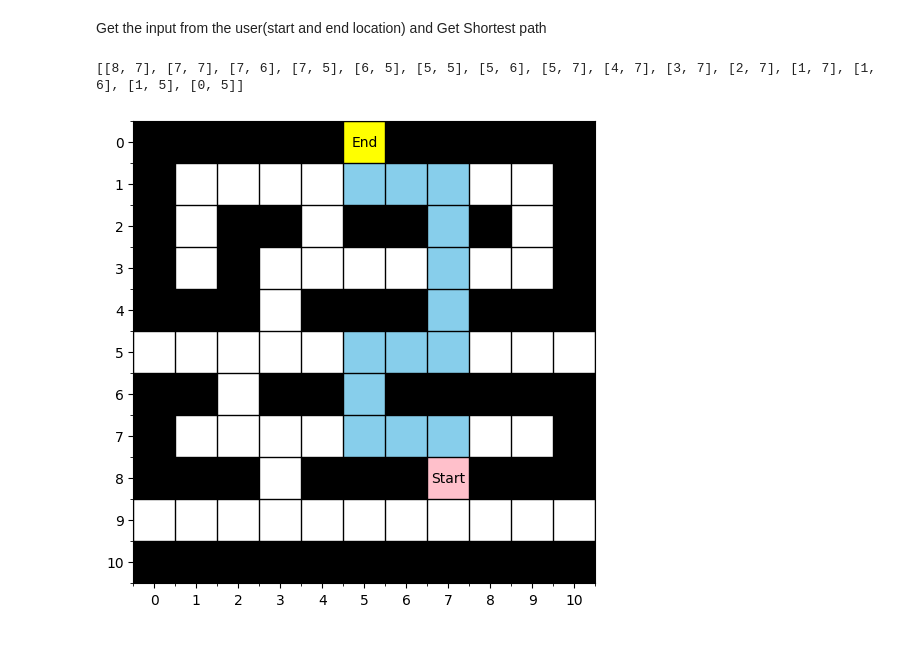
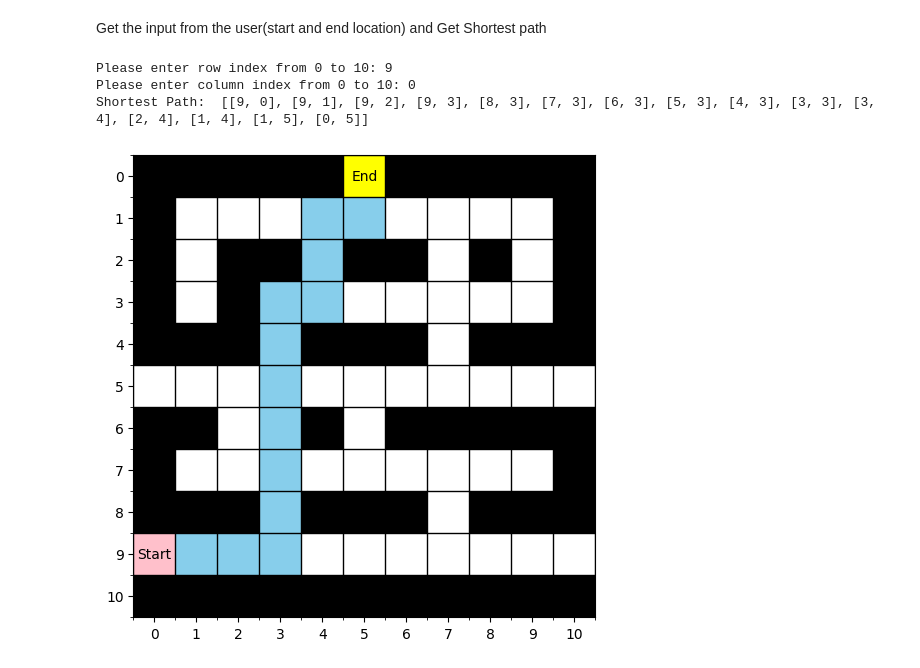
Before and after one commit to vrutikas21/Warehouse-Robot, a Jupyter notebook: Warehouse_Robot_Shortest_Path.ipynb, the cells around one changed output. Drawn from its saved outputs; the diff is of its cells as text; code cells hidden in the pictures.

```diff
--- a/Warehouse_Robot_Shortest_Path.ipynb
+++ b/Warehouse_Robot_Shortest_Path.ipynb
@@ -95,7 +93,6 @@ By minimising its penalties, this motivates the AI to choose the quickest path t
 
 rewards = np.full((environment_rows, environment_columns), -100.)
 rewards[0, 5] = 100. #reward for the packaging area (Final Destination) = 100
-
 # assign rewards to aisle location to 1 where robot can travel or move from rows 1 to 9 (white square)
 aisles = {} #store locations in a dictionary
 aisles[1] = [i for i in range(1, 10)]
@@ -104,7 +101,7 @@ aisles[3] = [i for i in range(3, 10)]
 aisles[3].append(1)
 aisles[4] = [3, 7]
 aisles[5] = [i for i in range(11)]
-aisles[6] = [2, 5]
+aisles[6] = [2,3, 5]
 aisles[7] = [i for i in range(1, 10)]
 aisles[8] = [3, 7]
 aisles[9] = [i for i in range(11)]
@@ -217,10 +225,3 @@ def get_random_startpoint():
     current_row_index = np.random.randint(environment_rows)
     current_column_index = np.random.randint(environment_columns)
   return current_row_index, current_column_index
-# %%
-# Define an epsilon-greedy algorithm that will choose next action to be taken
-def get_next_action(current_row_index, current_column_index, epsilon):
-    if np.random.random() < epsilon:
-        return np.argmax(q_values[current_row_index, current_column_index])
-    else:
-        return np.random.randint(4)
@@ -345,6 +342,9 @@ def display_shortest_path(pathlist):
         ax.add_patch(rect)
       elif(i == len(pathlist)-1):
         lable = "End"
+        rect_location = (path[1]-0.5 , path[0]-0.5)  # (row, column)
+        rect = patches.Rectangle(rect_location, 1, 1, linewidth=1, facecolor='yellow')
+        ax.add_patch(rect)
       ax.text(path[1],path[0],lable, ha='center', va='center', color="black")
       if(lable == ""):
         # Specify the location where you want to change the background color
@@ -359,27 +359,24 @@ def display_shortest_path(pathlist):
 Get the input from the user(start and end location) and Get Shortest path
 # %%
 from IPython.display import clear_output
-print("Please Enter Start Location in warehouse")
-# print("Please quit to stop")
-# while(1):
+print("Please Enter Start Location in warehouse for white box")
 enter_row_index=input("\nPlease enter row index from 0 to 10:")
-# if enter_row_index.lower()  in ['quit']:
-#     break
 enter_column_index = input("Please enter column index from 0 to 10:")
-# if enter_column_index.lower()  in ['quit']:
-#     break
-# else:
 clear_output(wait=True) # clear previous output
 paths = []
-if(int(enter_row_index) and int(enter_column_index)):
+if((int(enter_row_index),8) and (int(enter_column_index),8)):
   paths = get_shortest_path(int(enter_row_index), int(enter_column_index))
-  print(paths)
+  print("Please enter row index from 0 to 10:", enter_row_index)
+  print("Please enter column index from 0 to 10:", enter_column_index)
+  print("Shortest Path: ",paths)
   if(len(paths) > 0):
     display_shortest_path(paths)
   else:
     print("Entered incorrect Start Location")
 else:
   print("Please enter correct value")
 # %% [output]
-[[8, 7], [7, 7], [7, 6], [7, 5], [6, 5], [5, 5], [5, 6], [5, 7], [4, 7], [3, 7], [2, 7], [1, 7], [1, 6], [1, 5], [0, 5]]
+Please enter row index from 0 to 10: 9
+Please enter column index from 0 to 10: 0
+Shortest Path:  [[9, 0], [9, 1], [9, 2], [9, 3], [8, 3], [7, 3], [6, 3], [5, 3], [4, 3], [3, 3], [3, 4], [2, 4], [1, 4], [1, 5], [0, 5]]
-[figure, old version]
+[figure, new version]
```
Also changed, not shown: parts of 20 cells of this notebook.
